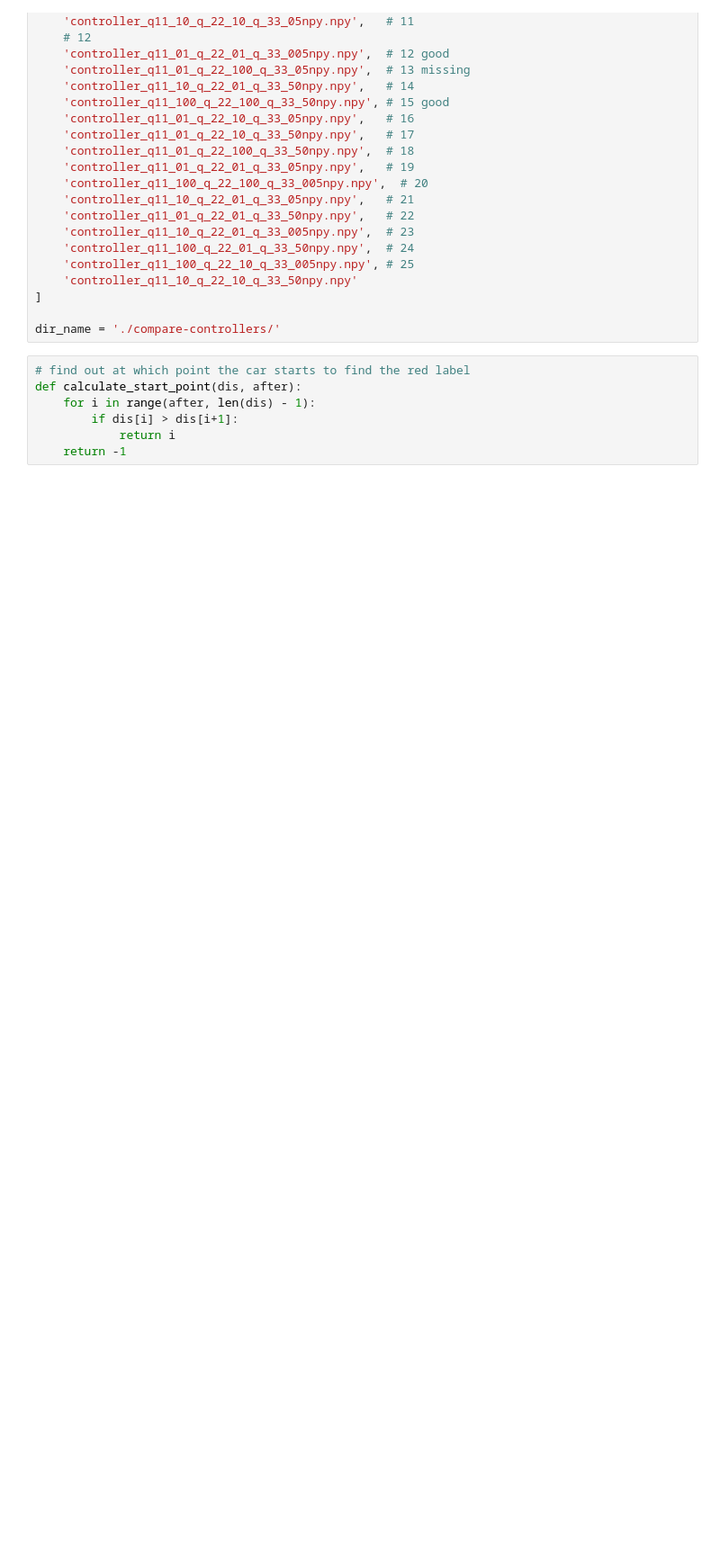
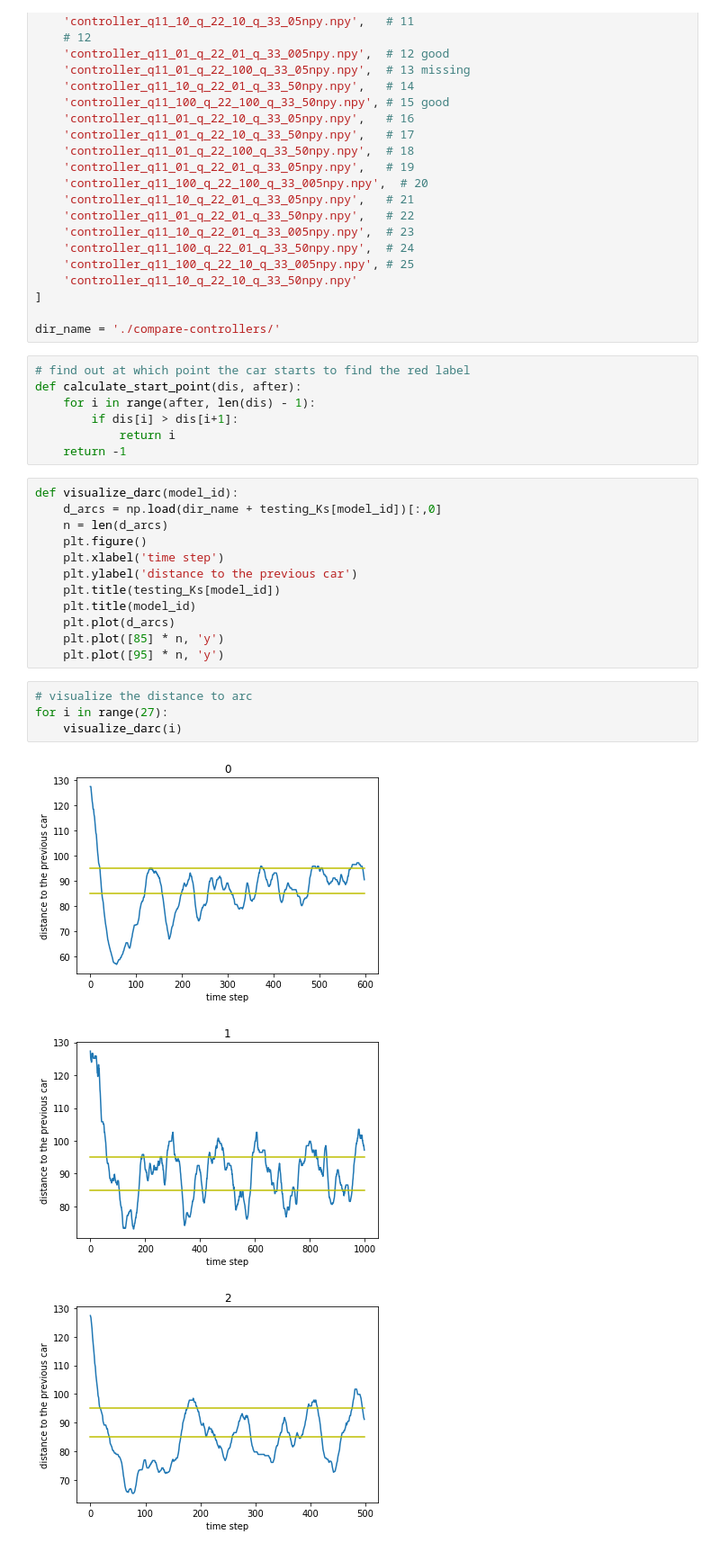
Before and after one commit to nyucan/can-selfdriving, a Jupyter notebook: record/coupled-controllers/Compare.ipynb, the cells around one changed output. Shown at 90% size. Cells and saved outputs as stored; diff of their text form; blank space fills up the shorter version.

```diff
--- a/record/coupled-controllers/Compare.ipynb
+++ b/record/coupled-controllers/Compare.ipynb
@@ -45,3 +45,23 @@ def calculate_start_point(dis, after):
         if dis[i] > dis[i+1]:
             return i
     return -1
+# %%
+def visualize_darc(model_id):
+    d_arcs = np.load(dir_name + testing_Ks[model_id])[:,0]
+    n = len(d_arcs)
+    plt.figure()
+    plt.xlabel('time step')
+    plt.ylabel('distance to the previous car')
+    plt.title(testing_Ks[model_id])
+    plt.title(model_id)
+    plt.plot(d_arcs)
+    plt.plot([85] * n, 'y')
+    plt.plot([95] * n, 'y')
+# %%
+# visualize the distance to arc
+for i in range(27):
+    visualize_darc(i)
+# %% [output]
+[figure, added]
+[figure, added]
+[figure, added]
```
Also changed, not shown: parts of 9 cells of this notebook, 39 other files.
